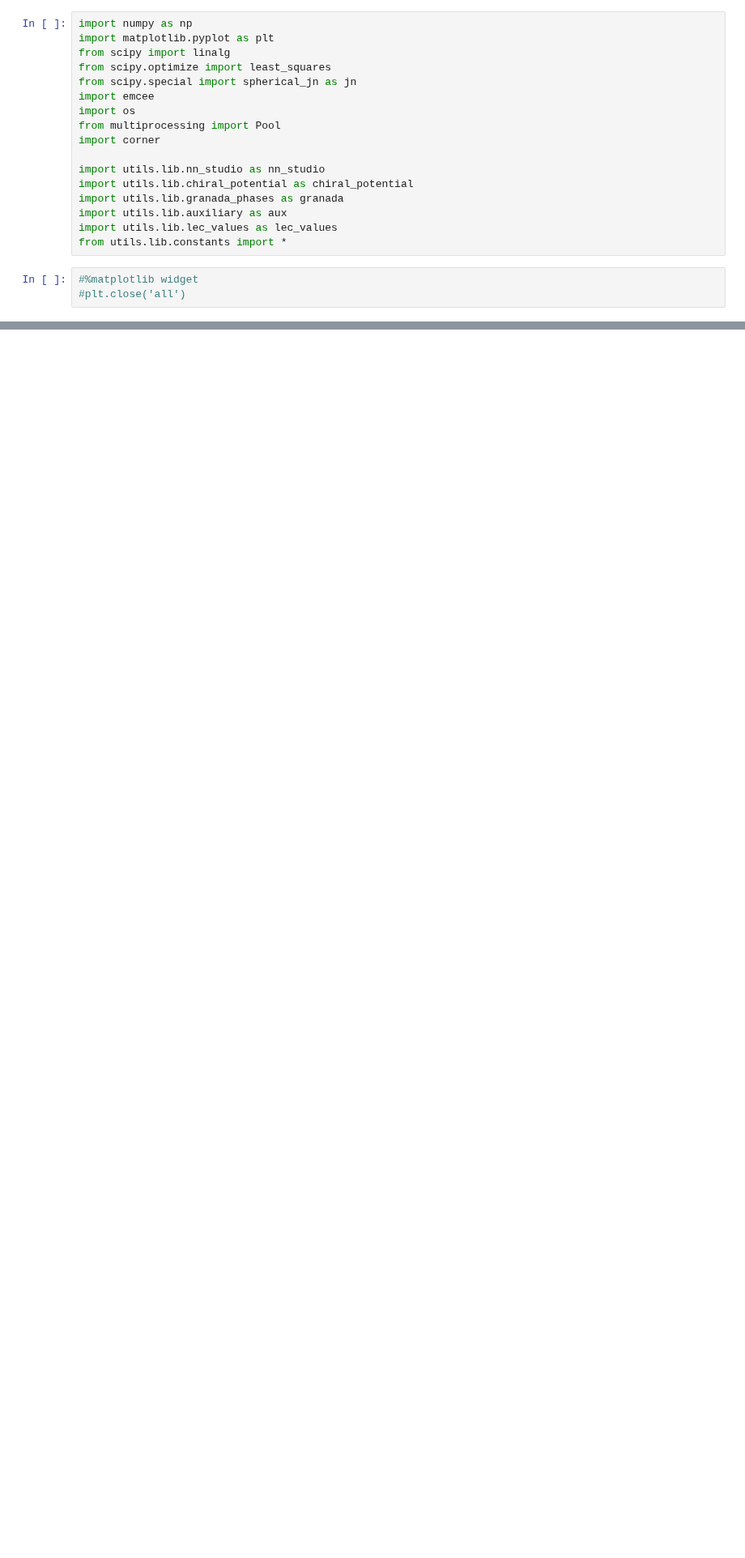
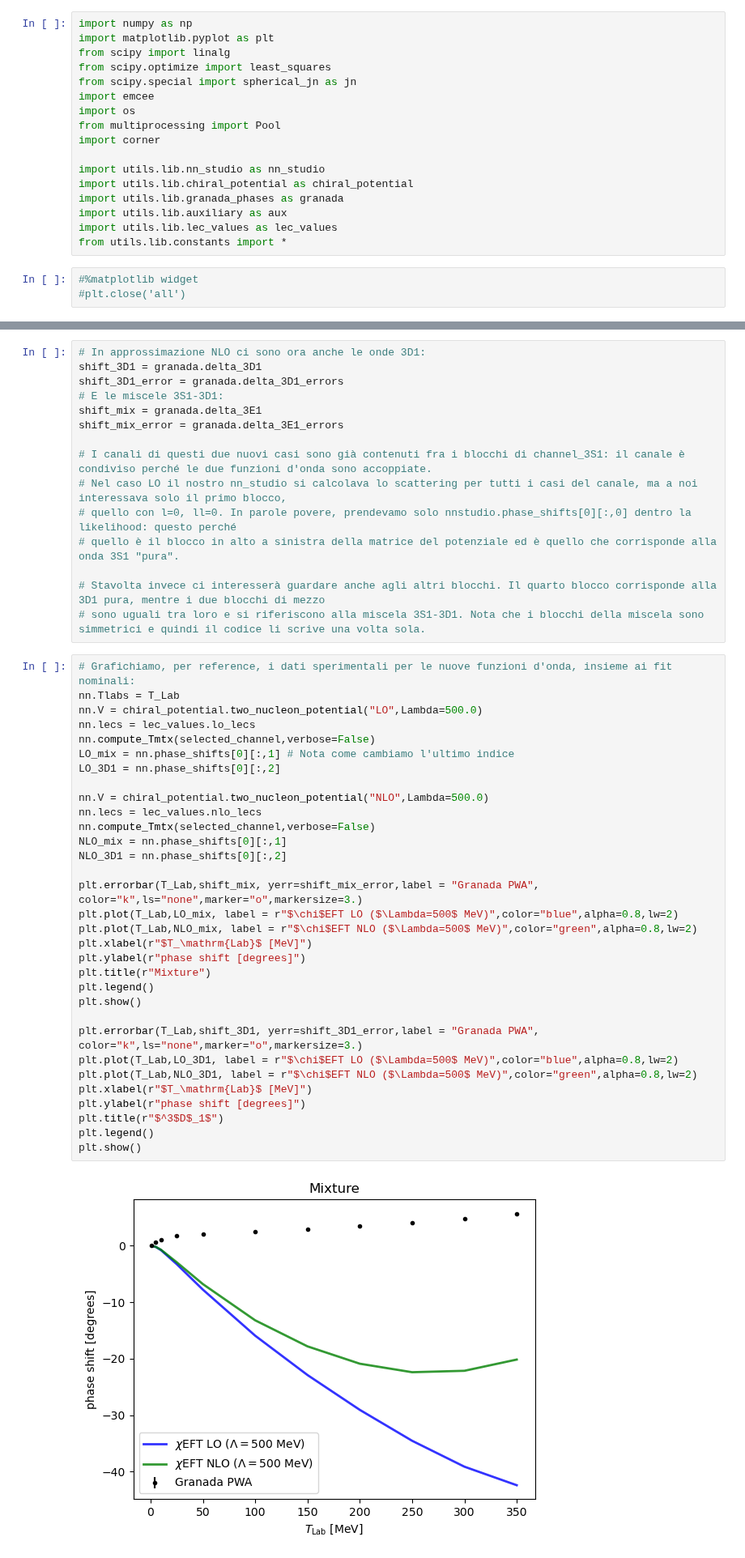
Before and after one commit to Lvetto/lmd_forza_nucleare, a Jupyter notebook: bayes.ipynb, the cells around one changed output, grey strips where cells are left out. Shown at 81% size. Cells and saved outputs as stored; diff of their text form; blank space fills up the shorter version.

```diff
--- a/bayes.ipynb
+++ b/bayes.ipynb
@@ -252,0 +279,49 @@ plt.show()
+# %%
+# In approssimazione NLO ci sono ora anche le onde 3D1:
+shift_3D1 = granada.delta_3D1
+shift_3D1_error = granada.delta_3D1_errors
+# E le miscele 3S1-3D1:
+shift_mix = granada.delta_3E1
+shift_mix_error = granada.delta_3E1_errors
+
+# I canali di questi due nuovi casi sono già contenuti fra i blocchi di channel_3S1: il canale è condiviso perché le due funzioni d'onda sono accoppiate.
+# Nel caso LO il nostro nn_studio si calcolava lo scattering per tutti i casi del canale, ma a noi interessava solo il primo blocco,
+# quello con l=0, ll=0. In parole povere, prendevamo solo nnstudio.phase_shifts[0][:,0] dentro la likelihood: questo perché
+# quello è il blocco in alto a sinistra della matrice del potenziale ed è quello che corrisponde alla onda 3S1 "pura".
+
+# Stavolta invece ci interesserà guardare anche agli altri blocchi. Il quarto blocco corrisponde alla 3D1 pura, mentre i due blocchi di mezzo
+# sono uguali tra loro e si riferiscono alla miscela 3S1-3D1. Nota che i blocchi della miscela sono simmetrici e quindi il codice li scrive una volta sola.
+# %%
+# Grafichiamo, per reference, i dati sperimentali per le nuove funzioni d'onda, insieme ai fit nominali:
+nn.Tlabs = T_Lab
+nn.V = chiral_potential.two_nucleon_potential("LO",Lambda=500.0)
+nn.lecs = lec_values.lo_lecs
+nn.compute_Tmtx(selected_channel,verbose=False)
+LO_mix = nn.phase_shifts[0][:,1] # Nota come cambiamo l'ultimo indice
+LO_3D1 = nn.phase_shifts[0][:,2]
+
+nn.V = chiral_potential.two_nucleon_potential("NLO",Lambda=500.0)
+nn.lecs = lec_values.nlo_lecs
+nn.compute_Tmtx(selected_channel,verbose=False)
+NLO_mix = nn.phase_shifts[0][:,1]
+NLO_3D1 = nn.phase_shifts[0][:,2]
+
+plt.errorbar(T_Lab,shift_mix, yerr=shift_mix_error,label = "Granada PWA", color="k",ls="none",marker="o",markersize=3.)
+plt.plot(T_Lab,LO_mix, label = r"$\chi$EFT LO ($\Lambda=500$ MeV)",color="blue",alpha=0.8,lw=2)
+plt.plot(T_Lab,NLO_mix, label = r"$\chi$EFT NLO ($\Lambda=500$ MeV)",color="green",alpha=0.8,lw=2)
+plt.xlabel(r"$T_\mathrm{Lab}$ [MeV]")
+plt.ylabel(r"phase shift [degrees]")
+plt.title(r"Mixture")
+plt.legend()
+plt.show()
+
+plt.errorbar(T_Lab,shift_3D1, yerr=shift_3D1_error,label = "Granada PWA", color="k",ls="none",marker="o",markersize=3.)
+plt.plot(T_Lab,LO_3D1, label = r"$\chi$EFT LO ($\Lambda=500$ MeV)",color="blue",alpha=0.8,lw=2)
+plt.plot(T_Lab,NLO_3D1, label = r"$\chi$EFT NLO ($\Lambda=500$ MeV)",color="green",alpha=0.8,lw=2)
+plt.xlabel(r"$T_\mathrm{Lab}$ [MeV]")
+plt.ylabel(r"phase shift [degrees]")
+plt.title(r"$^3$D$_1$")
+plt.legend()
+plt.show()
+# %% [output]
+[figure, added]
```
Also changed, not shown: parts of 22 cells of this notebook, 4 other files.
